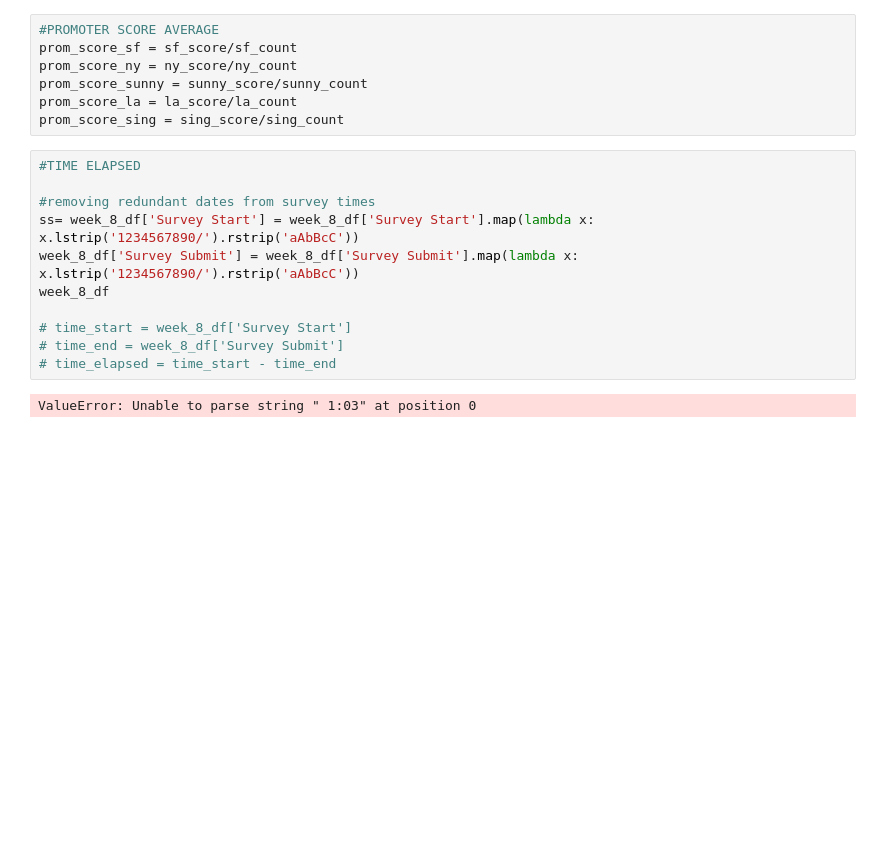
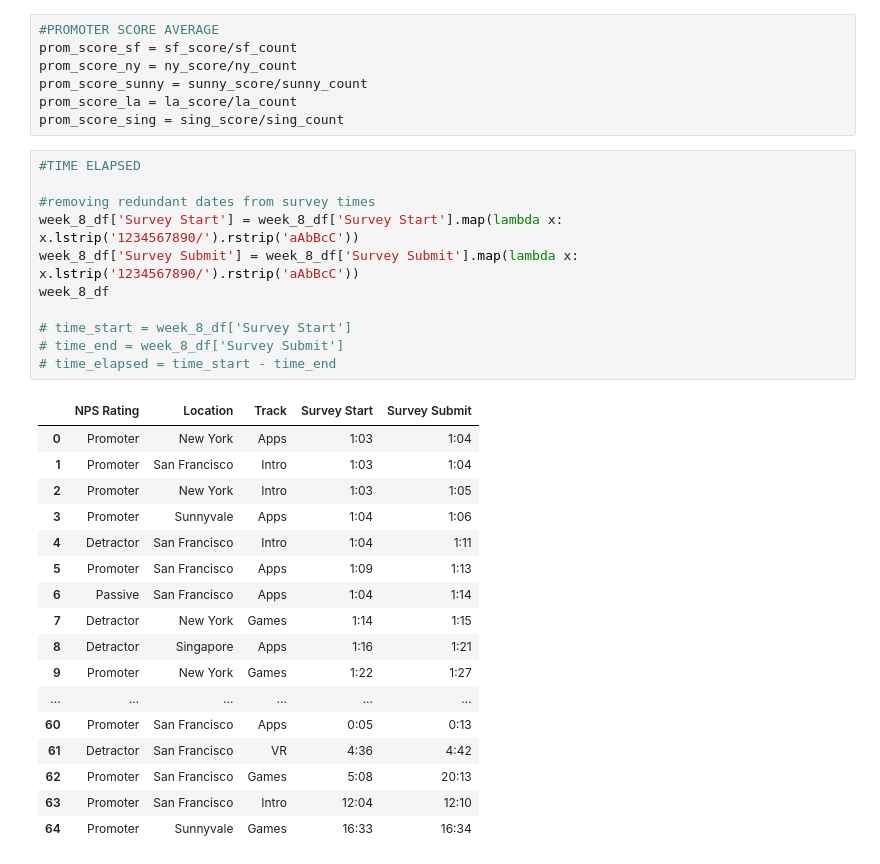
Before and after one commit to Meeshbhoombah/summerize, a Jupyter notebook: week_8_analysis.ipynb, the cells around one changed output. Cells and saved outputs as stored; diff of their text form; blank space fills up the shorter version.

```diff
--- a/week_8_analysis.ipynb
+++ b/week_8_analysis.ipynb
@@ -92,13 +92,29 @@ prom_score_sing = sing_score/sing_count
 # %%
 #TIME ELAPSED
 
 #removing redundant dates from survey times
-ss= week_8_df['Survey Start'] = week_8_df['Survey Start'].map(lambda x: x.lstrip('1234567890/').rstrip('aAbBcC'))
+week_8_df['Survey Start'] = week_8_df['Survey Start'].map(lambda x: x.lstrip('1234567890/').rstrip('aAbBcC'))
 week_8_df['Survey Submit'] = week_8_df['Survey Submit'].map(lambda x: x.lstrip('1234567890/').rstrip('aAbBcC'))
 week_8_df
 
 # time_start = week_8_df['Survey Start']
 # time_end = week_8_df['Survey Submit']
 # time_elapsed = time_start - time_end
 # %% [output]
-ValueError: Unable to parse string " 1:03" at position 0
+|  | NPS Rating | Location | Track | Survey Start | Survey Submit |
+| 0 | Promoter | New York | Apps | 1:03 | 1:04 |
+| 1 | Promoter | San Francisco | Intro | 1:03 | 1:04 |
+| 2 | Promoter | New York | Intro | 1:03 | 1:05 |
+| 3 | Promoter | Sunnyvale | Apps | 1:04 | 1:06 |
+| 4 | Detractor | San Francisco | Intro | 1:04 | 1:11 |
+| 5 | Promoter | San Francisco | Apps | 1:09 | 1:13 |
+| 6 | Passive | San Francisco | Apps | 1:04 | 1:14 |
+| 7 | Detractor | New York | Games | 1:14 | 1:15 |
+| 8 | Detractor | Singapore | Apps | 1:16 | 1:21 |
+| 9 | Promoter | New York | Games | 1:22 | 1:27 |
+| ... | ... | ... | ... | ... | ... |
+| 60 | Promoter | San Francisco | Apps | 0:05 | 0:13 |
+| 61 | Detractor | San Francisco | VR | 4:36 | 4:42 |
+| 62 | Promoter | San Francisco | Games | 5:08 | 20:13 |
+| 63 | Promoter | San Francisco | Intro | 12:04 | 12:10 |
+| 64 | Promoter | Sunnyvale | Games | 16:33 | 16:34 |
```
Also changed, not shown: parts of 1 cell of this notebook.
